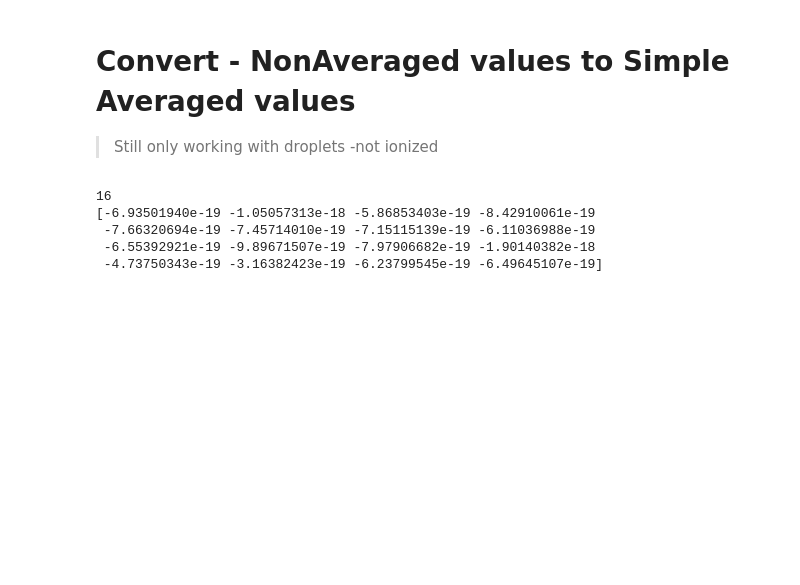
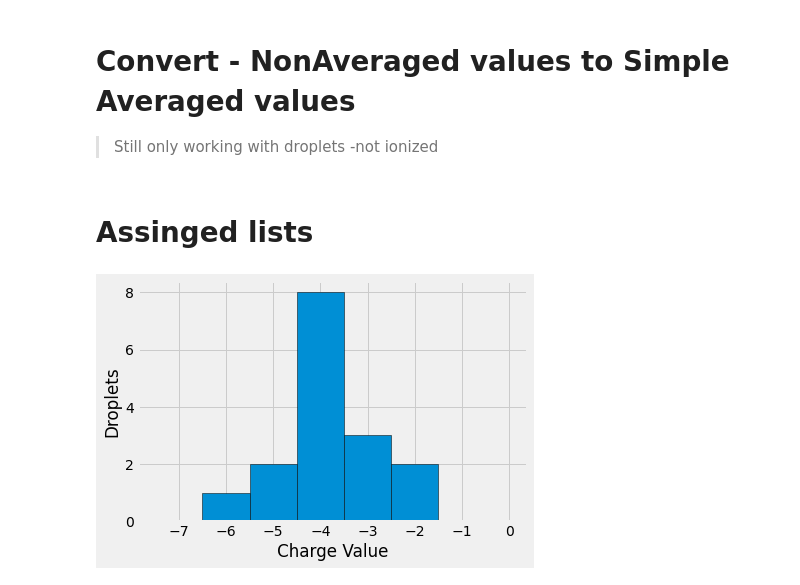
Before and after one commit to Drixitel/134-Lab-Spring-2023, a Jupyter notebook: Millikan/Code/Millikan-Code/Oil-Drop-V2.ipynb, the cells around one changed output. Cells and saved outputs as stored; diff of their text form; code cells hidden in the pictures; blank space fills up the shorter version.

```diff
--- a/Millikan/Code/Millikan-Code/Oil-Drop-V2.ipynb
+++ b/Millikan/Code/Millikan-Code/Oil-Drop-V2.ipynb
@@ -415,13 +460,3 @@ qav_velav = q_vel_notav.mean(axis=1)
-# %%
-# charges averaged:
-print(len(qav_velav))
-print(qav_velav)
-# %% [output]
-16
-[-6.93501940e-19 -1.05057313e-18 -5.86853403e-19 -8.42910061e-19
- -7.66320694e-19 -7.45714010e-19 -7.15115139e-19 -6.11036988e-19
- -6.55392921e-19 -9.89671507e-19 -7.97906682e-19 -1.90140382e-18
- -4.73750343e-19 -3.16382423e-19 -6.23799545e-19 -6.49645107e-19]
 # %%
 # Take the 3 charges per droplet and take their STD and VAR
 
@@ -429,0 +465,2 @@ qvar_vel_notav = q_vel_notav.var(axis =1)
+# %% [markdown]
+# Assinged lists
@@ -429,0 +488,14 @@ qvar_vel_notav = q_vel_notav.var(axis =1)
+# %%
+plt.style.use('fivethirtyeight')
+# n_bins = [-4E-19,-3E-19,-2E-19,-1E-19]
+n_bins = [-7.5,-6.5,-5.5,-4.5,-3.5,-2.5,-1.5,0]
+# n_bins = [-9,-8,-7,-6,-5,-4,-3,-2,-1,0]
+qup = np.array(qup2)
+eup = qup/(1.60217*10**(-19))
+plt.hist(eup, n_bins, edgecolor ='black')
+plt.tight_layout()
+plt.xlabel("Charge Value")
+plt.ylabel("Droplets")
+plt.show()
+# %% [output]
+[figure, added]
```
Also changed, not shown: parts of 19 cells of this notebook, 5 other files.
